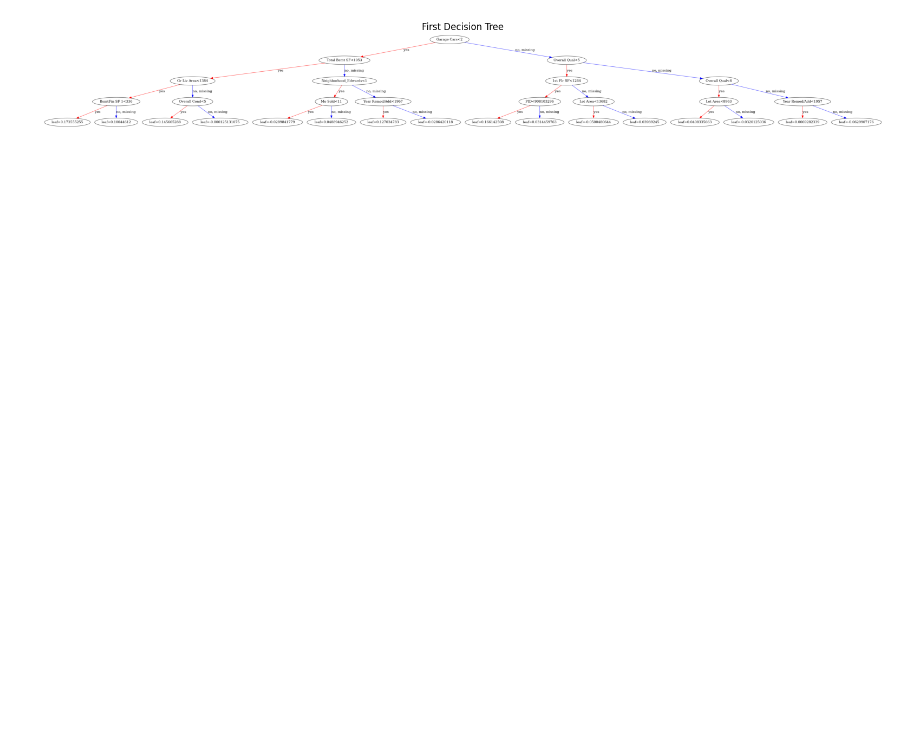
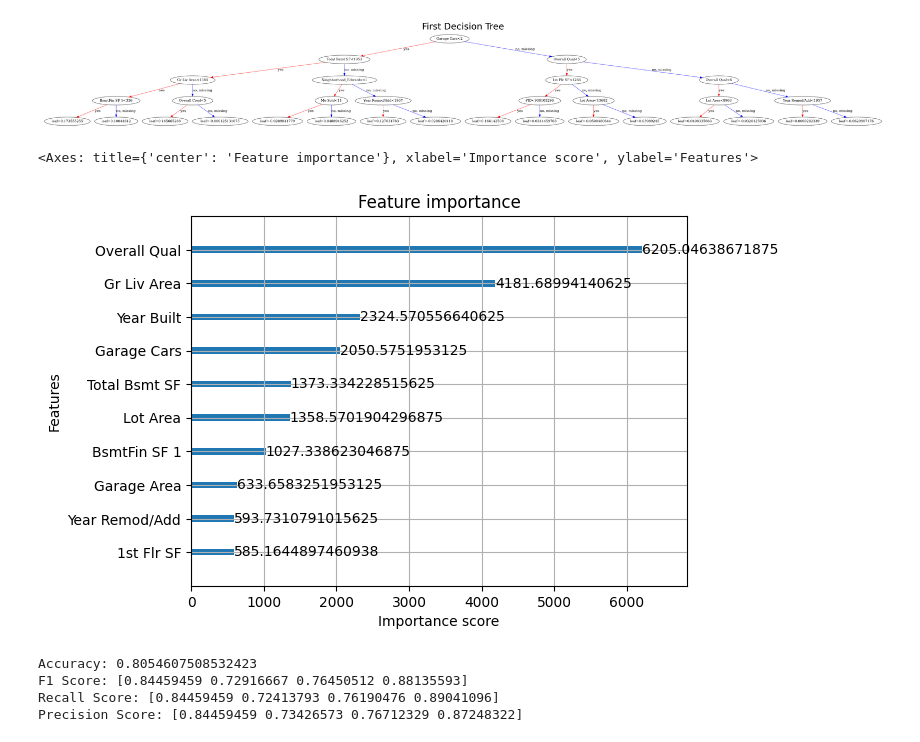
Before and after one commit to Adelin010/ML_Practice, a Jupyter notebook: lab2/adelin.ipynb, the cells around one changed output. Saved outputs shown, nothing was run; the diff lists cells and outputs as text; code cells hidden in the pictures; blank space fills up the shorter version.

```diff
--- a/lab2/adelin.ipynb
+++ b/lab2/adelin.ipynb
@@ -242,7 +243,6 @@ X_train, X_test, Y_train, Y_test = train_test_split(X, Y, test_size=0.2, random_
 model = XGBClassifier(
     num_class=len(set(Y)),
     eval_metric='mlogloss',
-    use_label_encoder=False,
     max_depth=4,
     learning_rate=0.1,
     n_estimators=100,
@@ -257,7 +257,6 @@ X_train2, X_test2, Y_train2, Y_test2 = train_test_split(X, Y, test_size=0.1, ran
 model2 = XGBClassifier(
     num_class=len(set(Y)),
     eval_metric='mlogloss',
-    use_label_encoder=False,
     max_depth=4,
     learning_rate=0.1,
     n_estimators=100,
@@ -269,6 +268,6 @@ model2.fit(X_train2, Y_train2)
 # predicting
 y_pred = model.predict(X_test)
 y_pred2 = model2.predict(X_test2)
-print(f"\n Accuracy of prediction: {accuracy_score(Y_test, y_pred)}")
-print(f"\n Accuracy of prediction: {accuracy_score(Y_test2, y_pred2)}")
+print(f" Accuracy of prediction: {accuracy_score(Y_test, y_pred)}")
+print(f" Accuracy of prediction: {accuracy_score(Y_test2, y_pred2)}")
 # %% [output]
@@ -329,3 +315,24 @@ plt.title("First Decision Tree")
 plt.show()
 # %% [output]
 [figure]
+# %%
+# feature importance
+fig, axis = plt.subplots(2, 1)
+axis[0] = xgb.plot_importance(model, max_num_features=10, importance_type='total_gain')
+axis[1] = xgb.plot_importance(model2, max_num_features=10, importance_type='total_gain')
+# %% [output]
+<Axes: title={'center': 'Feature importance'}, xlabel='Importance score', ylabel='Features'>
+[figure, added]
+# %%
+# metrics
+from sklearn.metrics import f1_score, accuracy_score, recall_score, precision_score
+
+print(f"Accuracy: {accuracy_score(Y_test, y_pred)}")
+print(f"F1 Score: {f1_score(Y_test, y_pred, average=None)}")
+print(f"Recall Score: {recall_score(Y_test, y_pred, average=None)}")
+print(f"Precision Score: {precision_score(Y_test, y_pred, average=None)}")
+# %% [output]
+Accuracy: 0.8054607508532423
+F1 Score: [0.84459459 0.72916667 0.76450512 0.88135593]
+Recall Score: [0.84459459 0.72413793 0.76190476 0.89041096]
+Precision Score: [0.84459459 0.73426573 0.76712329 0.87248322]
```
Also changed, not shown: parts of 13 cells of this notebook.
